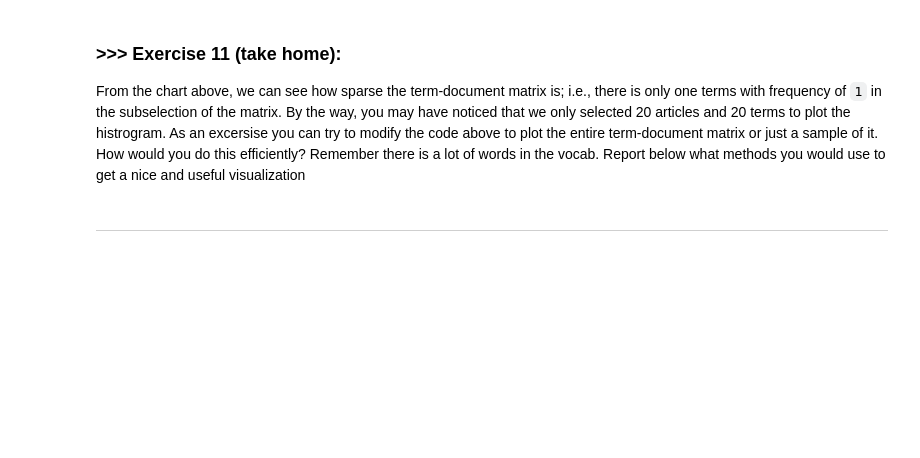
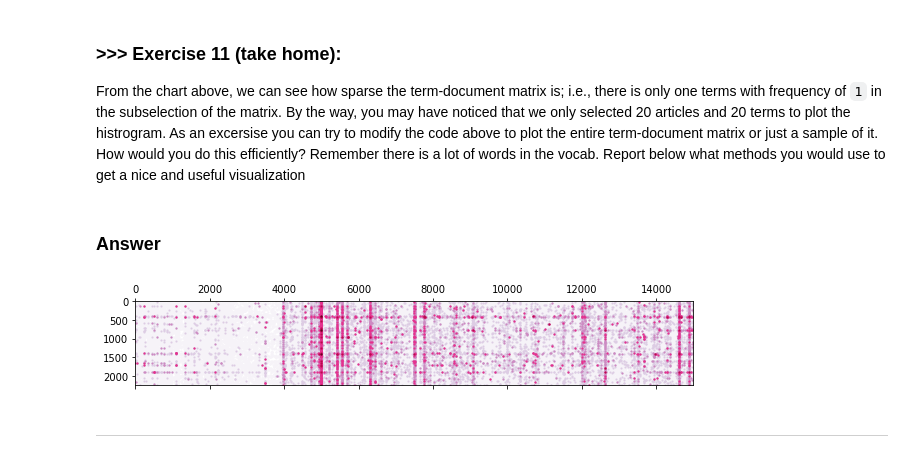
Before and after one commit to wuling31715/2020-NTHU-Data-Mining, a Jupyter notebook: lab1/DM2020-Lab1-Solved.ipynb, the cells around one changed output. Drawn from its saved outputs; the diff is of its cells as text; code cells hidden in the pictures; blank space fills up the shorter version.

```diff
--- a/lab1/DM2020-Lab1-Solved.ipynb
+++ b/lab1/DM2020-Lab1-Solved.ipynb
@@ -1113,3 +1156,20 @@ From the chart above, we can see how sparse the term-document matrix is; i.e., t
+# %% [markdown]
+### Answer
+# %%
+# heatmap-like visualization using matplotlib spy
+precisions = [0, 2, 5, 10, 50, 200]
+# color palette reference: cmap='PuRd'
+colors = ['#F6F3F8', '#DDCCE4', '#CD8AC2', '#E6308E', '#B80B4E', '#67001F']
+
+plt.subplots(figsize=(10, 20))
+
+# plot first 15000 terms
+for p, c in zip(precisions, colors):
+    plt.spy(X_counts[:, :15000], precision=p, markersize=1, color=c)
+
+plt.show()
+# %% [output]
+[figure, added]
 # %% [markdown]
 ---
 # %% [markdown]
```
Also changed, not shown: parts of 51 cells of this notebook.
